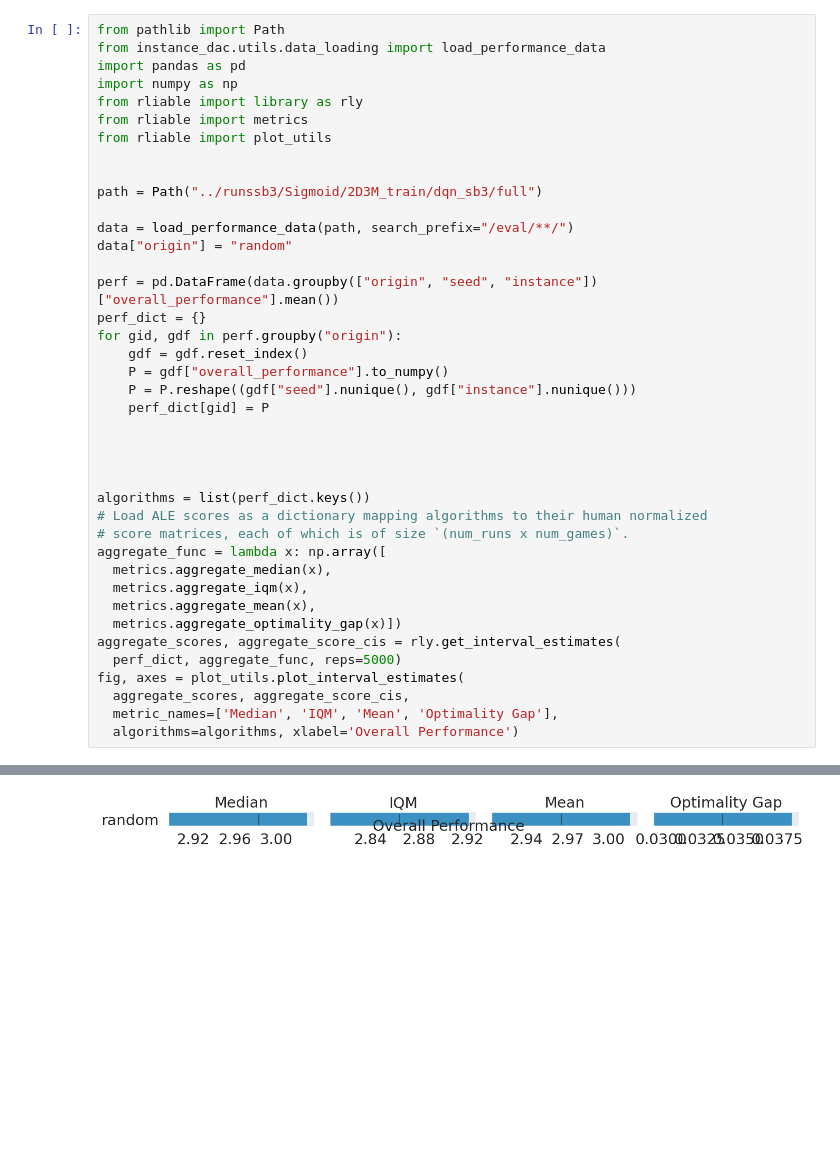
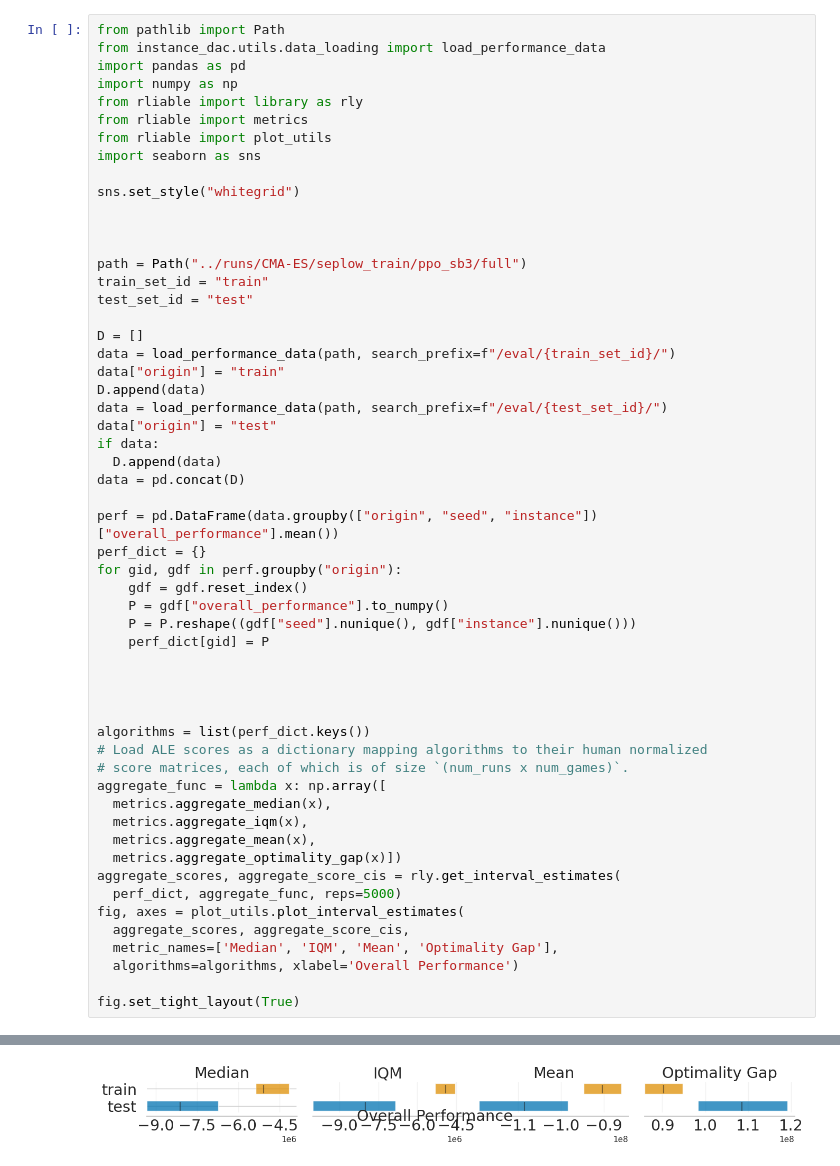
Before and after one commit to automl/instance-dac, a Jupyter notebook: analysis/quick_check_eval_perf.ipynb, the cells around one changed output, grey strips where cells are left out. Drawn from its saved outputs; the diff is of its cells as text; blank space fills up the shorter version.

```diff
--- a/analysis/quick_check_eval_perf.ipynb
+++ b/analysis/quick_check_eval_perf.ipynb
@@ -6,12 +6,25 @@ import numpy as np
 from rliable import library as rly
 from rliable import metrics
 from rliable import plot_utils
+import seaborn as sns
+
+sns.set_style("whitegrid")
 
 
-path = Path("../runssb3/Sigmoid/2D3M_train/dqn_sb3/full")
 
-data = load_performance_data(path, search_prefix="/eval/**/")
-data["origin"] = "random"
+path = Path("../runs/CMA-ES/seplow_train/ppo_sb3/full")
+train_set_id = "train"
+test_set_id = "test"
+
+D = []
+data = load_performance_data(path, search_prefix=f"/eval/{train_set_id}/")
+data["origin"] = "train"
+D.append(data)
+data = load_performance_data(path, search_prefix=f"/eval/{test_set_id}/")
+data["origin"] = "test"
+if data:
+  D.append(data)
+data = pd.concat(D)
 
 perf = pd.DataFrame(data.groupby(["origin", "seed", "instance"])["overall_performance"].mean())
 perf_dict = {}
@@ -38,5 +51,7 @@ fig, axes = plot_utils.plot_interval_estimates(
   aggregate_scores, aggregate_score_cis,
   metric_names=['Median', 'IQM', 'Mean', 'Optimality Gap'],
   algorithms=algorithms, xlabel='Overall Performance')
+
+fig.set_tight_layout(True)
 # %% [output]
 [interactive output not drawn]
@@ -47 +65 @@ DACBench Gym registration failed - make sure you have all dependencies installed
-[figure, old version]
+[figure, new version]
```
Also changed, not shown: parts of 2 cells of this notebook, 4 other files.
